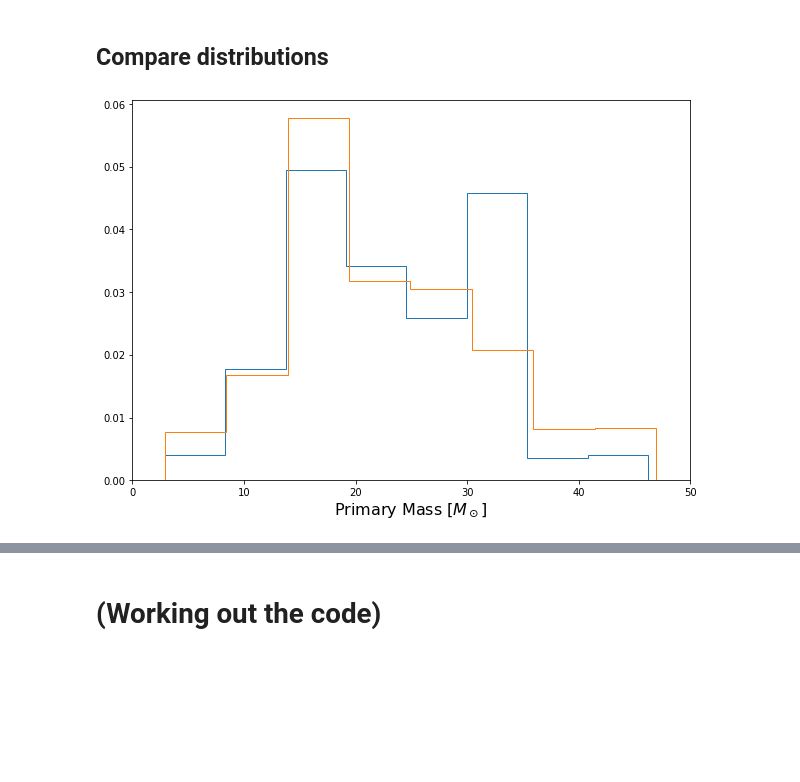
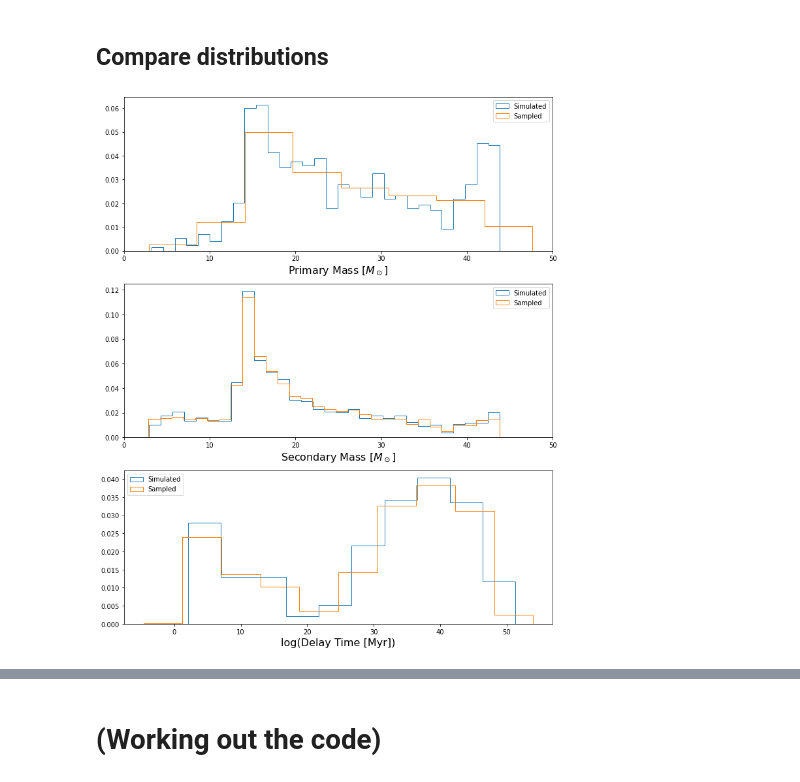
Before and after one commit to veome22/cosmo_bh, a Jupyter notebook: draw_bbhs.ipynb, the cells around one changed output, grey strips where cells are left out. Drawn from its saved outputs; the diff is of its cells as text; code cells hidden in the pictures; blank space fills up the shorter version.

Commit message:
added code to compare sampled and simulated distributions

```diff
--- a/draw_bbhs.ipynb
+++ b/draw_bbhs.ipynb
@@ -128,8 +128,8 @@ The key difference between a sampled and simulated population is that when sampl
 
 It is important to check if a sampled population for a given metallicity and SFM agrees with a simulated population with the same parameters. For this test, we will be using the largest SFM available fro simulation (corresponding to n_system = 5e6), and some metallicity in the middle of the simulated range.
 # %%
-sfm_index = 5
-met_index = 5
+sfm_index = 5 # max is 5
+met_index = 3 # max is 9
 SFM = sfm[sfm_index]
 MET = metallicities[met_index]
 
@@ -144,6 +144,4 @@ sim_index = get_index(sfm_index, met_index)
 
 M1_SIMULATED = M1_BBH_ALL[sim_index]
 M2_SIMULATED = M2_BBH_ALL[sim_index]
-DELAY_TIMES_SIMULATED = DELAY_TIMES_BBH_ALL[sim_index]
-
-print(len(M1_SIMULATED))
+DELAY_TIME_SIMULATED = DELAY_TIMES_BBH_ALL[sim_index]
@@ -162,15 +161,28 @@ Sampled population size: 123255
 # %%
-fig, ax = plt.subplots(1, 1, figsize=(10,7))
+fig, (ax1, ax2, ax3) = plt.subplots(3, 1, figsize=(10,12))
 
 bins = 30
 
-ax.hist(M1_SIMULATED, bins=bins, histtype='step', density=True, label=f'Simulated')
-ax.hist(M1_SAMPLED, bins=bins, histtype='step', density=True, label=f'Sampled')
+ax1.hist(M1_SIMULATED, bins=bins, histtype='step', density=True, label=f'Simulated')
+ax1.hist(M1_SAMPLED, bins=bins, histtype='step', density=True, label=f'Sampled')
+ax1.set_xlabel("Primary Mass [$M_\odot$]", fontsize=16)
+ax1.set_xlim(0,50)
+ax1.legend()
 
-ax.set_xlabel("Primary Mass [$M_\odot$]", fontsize=16)
+ax2.hist(M2_SIMULATED, bins=bins, histtype='step', density=True, label=f'Simulated')
+ax2.hist(M2_SAMPLED, bins=bins, histtype='step', density=True, label=f'Sampled')
+ax2.set_xlabel("Secondary Mass [$M_\odot$]", fontsize=16)
+ax2.set_xlim(0,50)
+ax2.legend()
 
-plt.xlim(0,50)
 
+ax3.hist(np.log(DELAY_TIME_SIMULATED), histtype='step', density=True, label=f'Simulated')
+ax3.hist(np.log(DELAY_TIME_SAMPLED), histtype='step', density=True, label=f'Sampled')
+
+ax3.set_xlabel("log(Delay Time [Myr])", fontsize=16)
+ax3.legend()
+
+plt.tight_layout()
 plt.show()
 # %% [output]
-[figure, old version]
+[figure, new version]
```
Also changed, not shown: parts of 16 cells of this notebook.
